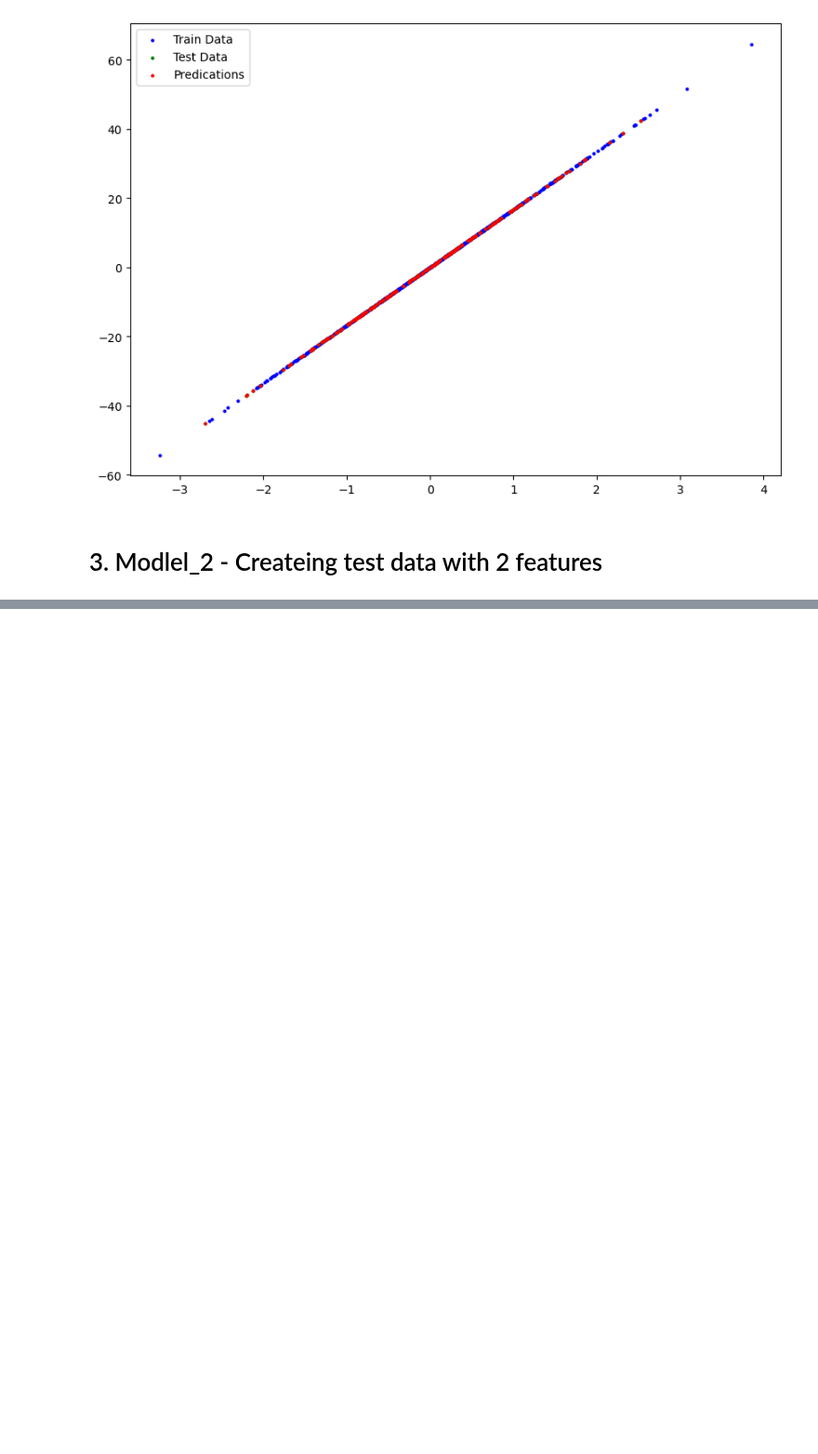
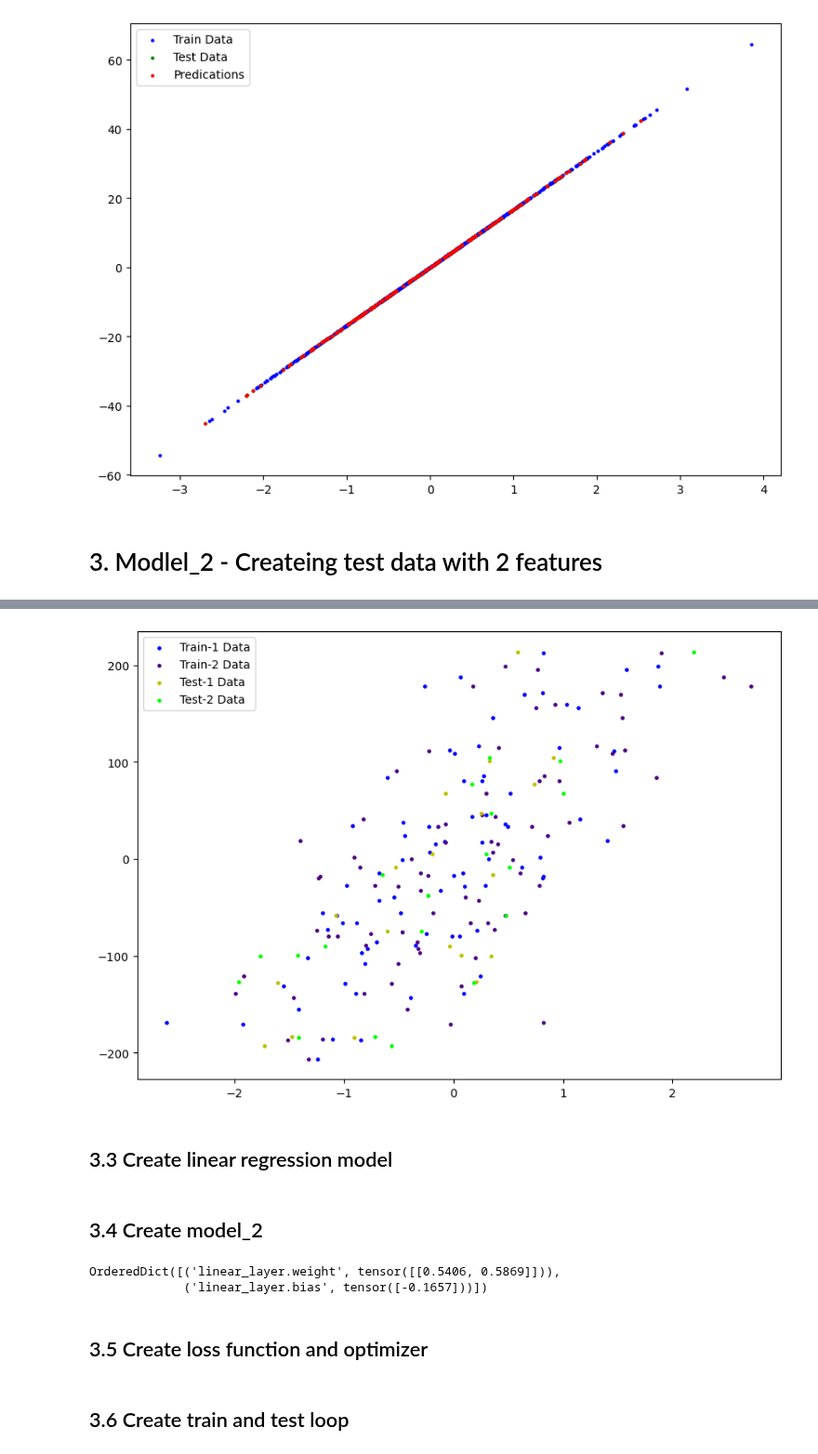
Before and after one commit to sayanarajasekhar/PyTorch, a Jupyter notebook: pytorch_linear_regression_model_practice.ipynb, the cells around one changed output, grey strips where cells are left out. Shown at 93% size. Saved outputs shown, nothing was run; the diff lists cells and outputs as text; code cells hidden in the pictures; blank space fills up the shorter version.

```diff
--- a/pytorch_linear_regression_model_practice.ipynb
+++ b/pytorch_linear_regression_model_practice.ipynb
@@ -249,0 +301,23 @@ plot_data(preds = test_preds)
+# %%
+def plot_data_2d(train_data = X_train,
+                 train_label = y_train,
+                 test_data = X_test,
+                 test_label = y_test,
+                 preds = None):
+  plt.figure(figsize = (10,7))
+  plt.scatter(X_train[:,0], y_train, c = 'b', s = 6, label = 'Train-1 Data')
+  plt.scatter(X_train[:,1], y_train, c = 'indigo', s = 6, label = 'Train-2 Data')
+  plt.scatter(X_test[:,0], y_test, c = 'y', s = 6, label = 'Test-1 Data')
+  plt.scatter(X_test[:,1], y_test, c = 'lime', s = 6, label = 'Test-2 Data')
+
+  if preds is not None:
+    plt.scatter(X_test[:,0], preds, c = 'r', s = 6, label = 'Preds-1 Data')
+    plt.scatter(X_test[:,1], preds, c = 'indianred', s = 6, label = 'Preds-2 Data')
+
+  plt.legend(prop={'size': 10})
+
+plot_data_2d()
+# %% [output]
+[figure, added]
+# %% [markdown]
+## 3.3 Create linear regression model
@@ -249,0 +334,11 @@ plot_data(preds = test_preds)
+# %% [markdown]
+## 3.4 Create model_2
+# %%
+torch.manual_seed(42)
+model_2 = LinearRegressionModelV2()
+model_2.state_dict()
+# %% [output]
+OrderedDict([('linear_layer.weight', tensor([[0.5406, 0.5869]])),
+             ('linear_layer.bias', tensor([-0.1657]))])
+# %% [markdown]
+## 3.5 Create loss function and optimizer
@@ -249,0 +348,2 @@ plot_data(preds = test_preds)
+# %% [markdown]
+## 3.6 Create train and test loop
```
Also changed, not shown: parts of 12 cells of this notebook.
